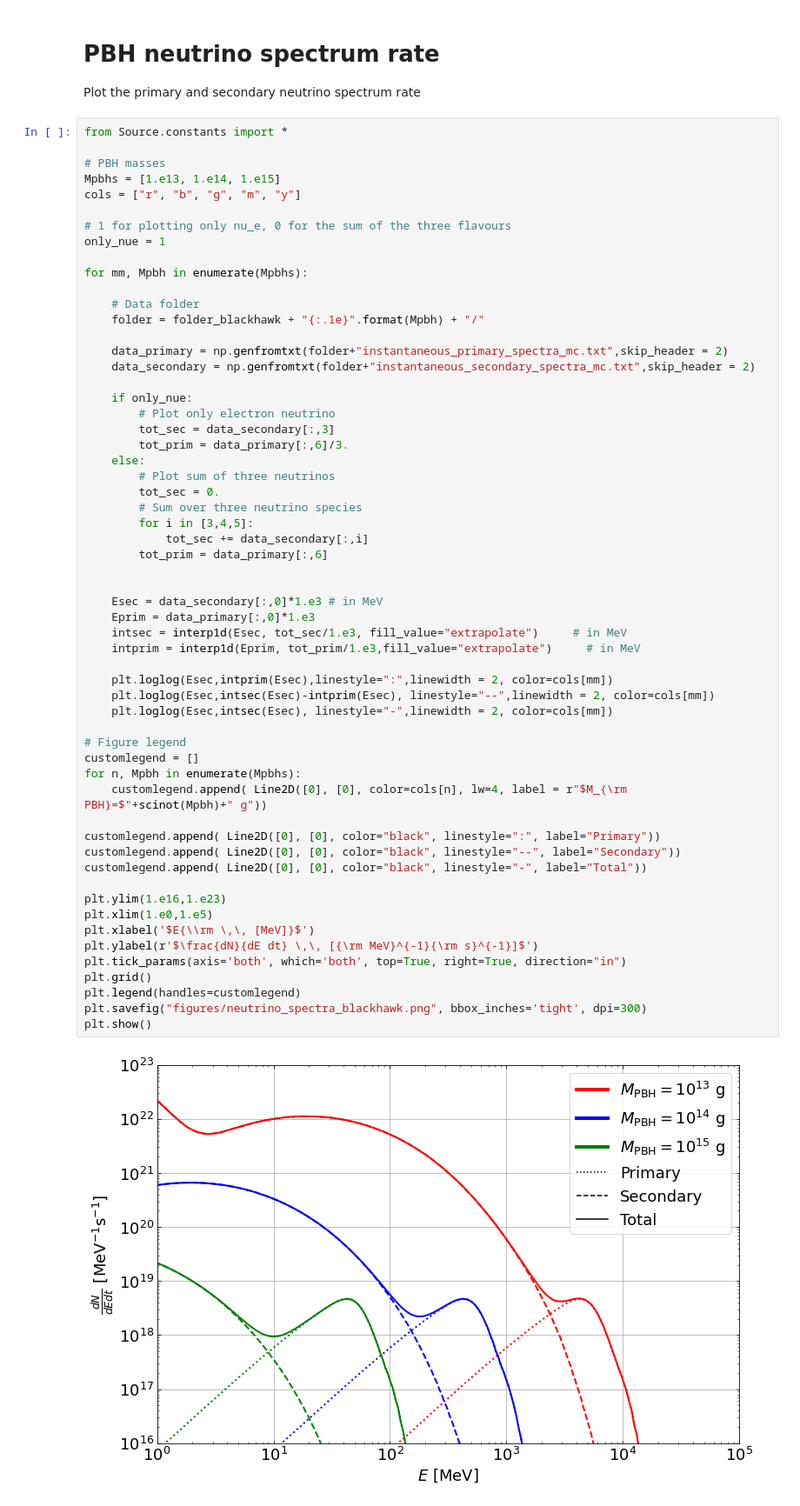
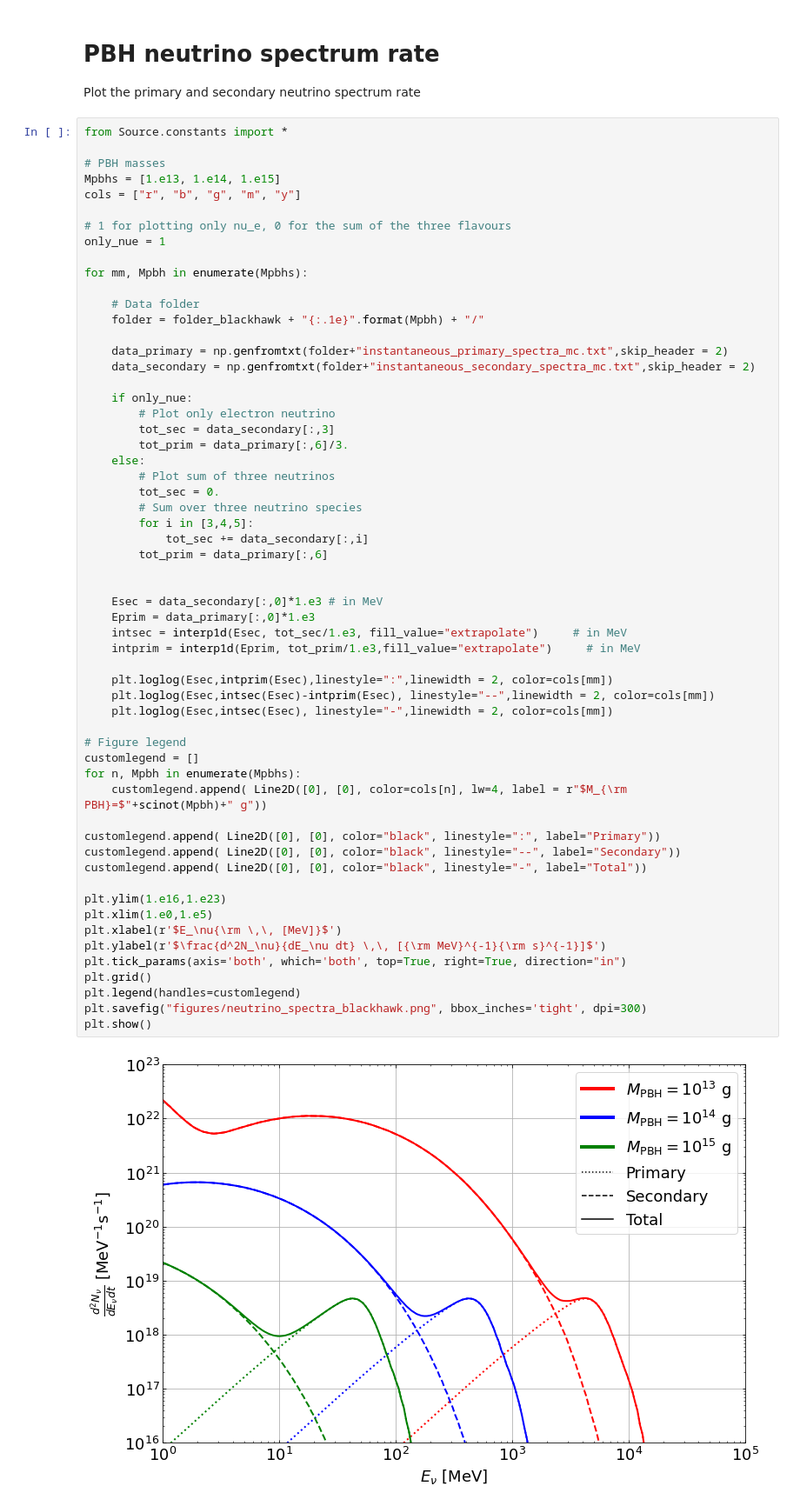
Before and after one commit to vmmunoza/nuHawkHunter, a Jupyter notebook: plot_neutrino_spectrum.ipynb, the cells around one changed output. Shown: that part at 87% size. Saved outputs shown, nothing was run; the diff lists cells and outputs as text.

```diff
--- a/plot_neutrino_spectrum.ipynb
+++ b/plot_neutrino_spectrum.ipynb
@@ -32,33 +32,33 @@ for mm, Mpbh in enumerate(Mpbhs):
             tot_sec += data_secondary[:,i]
         tot_prim = data_primary[:,6]
 
 
     Esec = data_secondary[:,0]*1.e3 # in MeV
     Eprim = data_primary[:,0]*1.e3
     intsec = interp1d(Esec, tot_sec/1.e3, fill_value="extrapolate")     # in MeV
     intprim = interp1d(Eprim, tot_prim/1.e3,fill_value="extrapolate")     # in MeV
 
     plt.loglog(Esec,intprim(Esec),linestyle=":",linewidth = 2, color=cols[mm])
     plt.loglog(Esec,intsec(Esec)-intprim(Esec), linestyle="--",linewidth = 2, color=cols[mm])
     plt.loglog(Esec,intsec(Esec), linestyle="-",linewidth = 2, color=cols[mm])
 
 # Figure legend
 customlegend = []
 for n, Mpbh in enumerate(Mpbhs):
     customlegend.append( Line2D([0], [0], color=cols[n], lw=4, label = r"$M_{\rm PBH}=$"+scinot(Mpbh)+" g"))
 
 customlegend.append( Line2D([0], [0], color="black", linestyle=":", label="Primary"))
 customlegend.append( Line2D([0], [0], color="black", linestyle="--", label="Secondary"))
 customlegend.append( Line2D([0], [0], color="black", linestyle="-", label="Total"))
 
 plt.ylim(1.e16,1.e23)
 plt.xlim(1.e0,1.e5)
-plt.xlabel('$E{\\rm \,\, [MeV]}$')
-plt.ylabel(r'$\frac{dN}{dE dt} \,\, [{\rm MeV}^{-1}{\rm s}^{-1}]$')
+plt.xlabel(r'$E_\nu{\rm \,\, [MeV]}$')
+plt.ylabel(r'$\frac{d^2N_\nu}{dE_\nu dt} \,\, [{\rm MeV}^{-1}{\rm s}^{-1}]$')
 plt.tick_params(axis='both', which='both', top=True, right=True, direction="in")
 plt.grid()
 plt.legend(handles=customlegend)
 plt.savefig("figures/neutrino_spectra_blackhawk.png", bbox_inches='tight', dpi=300)
 plt.show()
 # %% [output]
-[figure, old version]
+[figure, new version]
```
Also changed, not shown: 6 other files.
